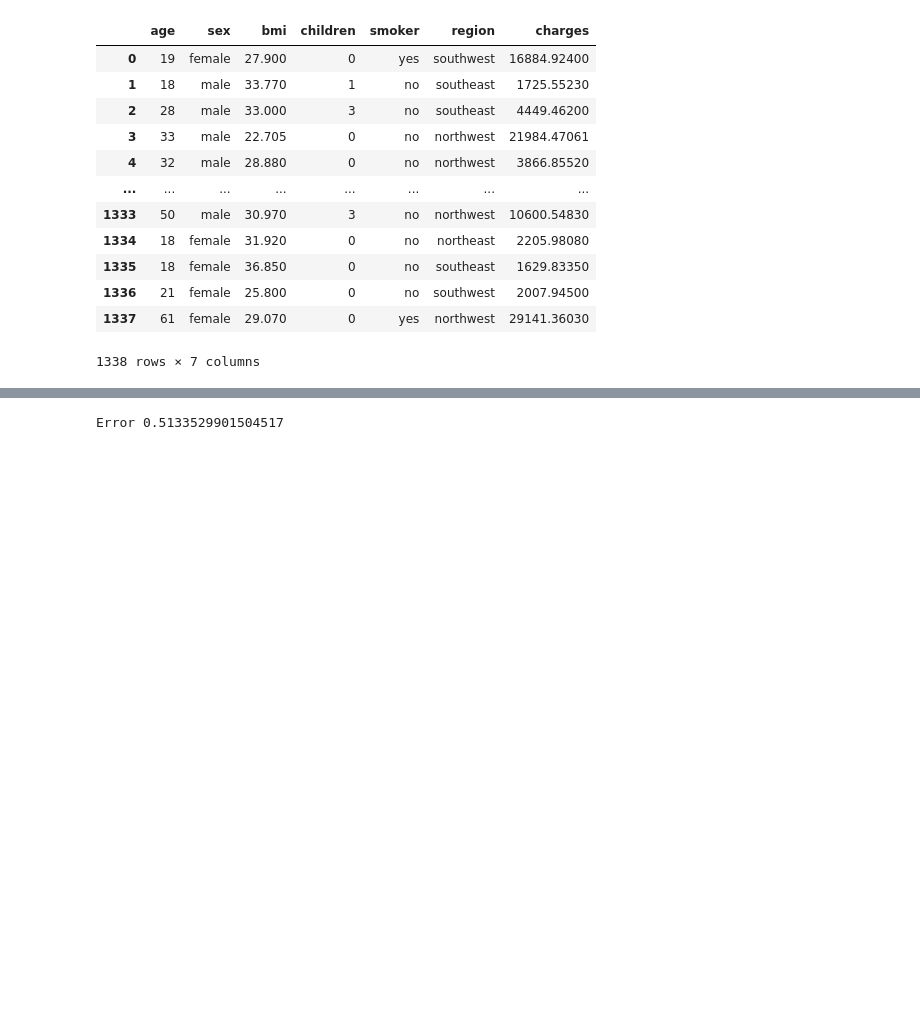
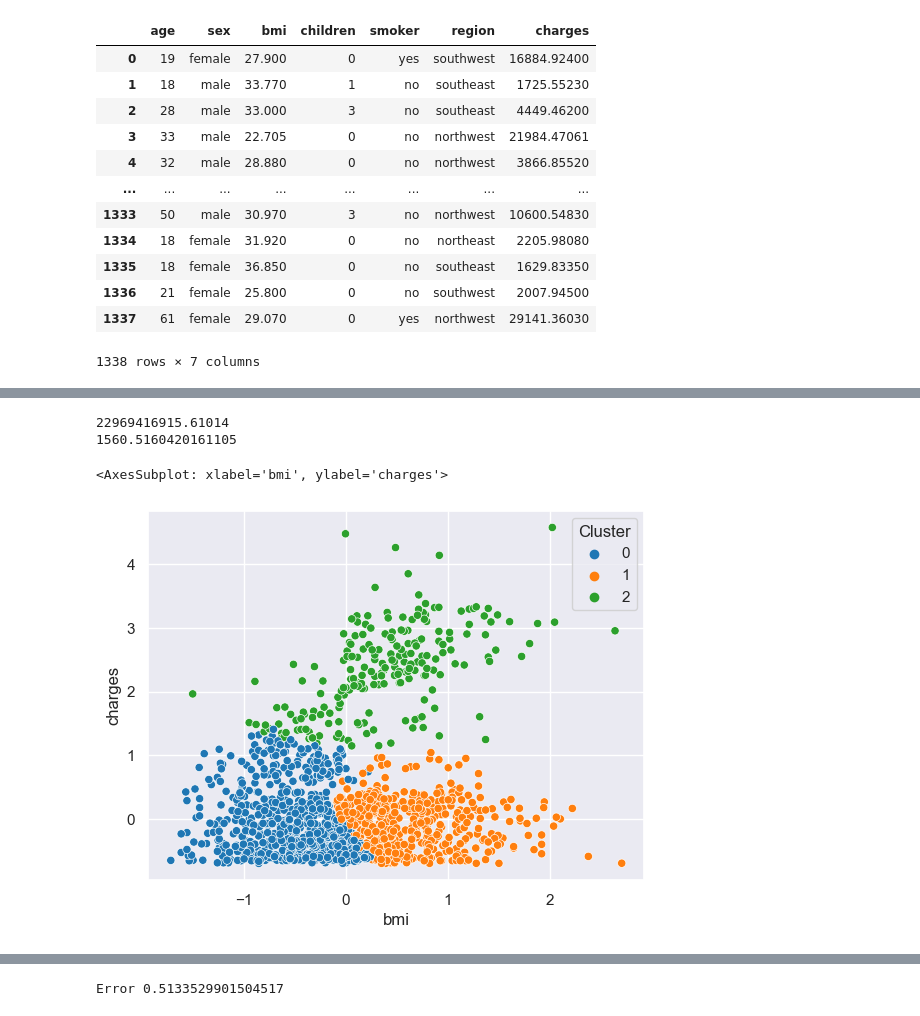
Before and after one commit to renatoquiliche/Interpretable-Machine-Learning, a Jupyter notebook: Notebooks/Clustering_partitions_interpretation.ipynb, the cells around one changed output, grey strips where cells are left out. Cells and saved outputs as stored; diff of their text form; code cells hidden in the pictures; blank space fills up the shorter version.

```diff
--- a/Notebooks/Clustering_partitions_interpretation.ipynb
+++ b/Notebooks/Clustering_partitions_interpretation.ipynb
@@ -45,0 +72,21 @@ final_data_scaled = pd.concat([numerical_data_scaled, categorical], axis=1)
+# %%
+silhouette_score(numerical[["age","bmi","children", "charges"]], numerical['Cluster'])
+
+
+K1 = KMeans(n_clusters=3)
+K1.fit(numerical)
+print(K1.inertia_)
+
+K2 = KMeans(n_clusters=3)
+K2.fit(numerical_data_scaled)
+print(K2.inertia_)
+# %% [output]
+22969416915.61014
+1560.5160420161105
+# %%
+numerical_data_scaled['Cluster'] = KMeans(n_clusters=3).fit_predict(numerical_data_scaled)
+
+sns.scatterplot(data=numerical_data_scaled, x='bmi', y='charges', hue='Cluster', palette='tab10')
+# %% [output]
+<AxesSubplot: xlabel='bmi', ylabel='charges'>
+[figure, added]
```
Also changed, not shown: parts of 9 cells of this notebook, 2 other files.
